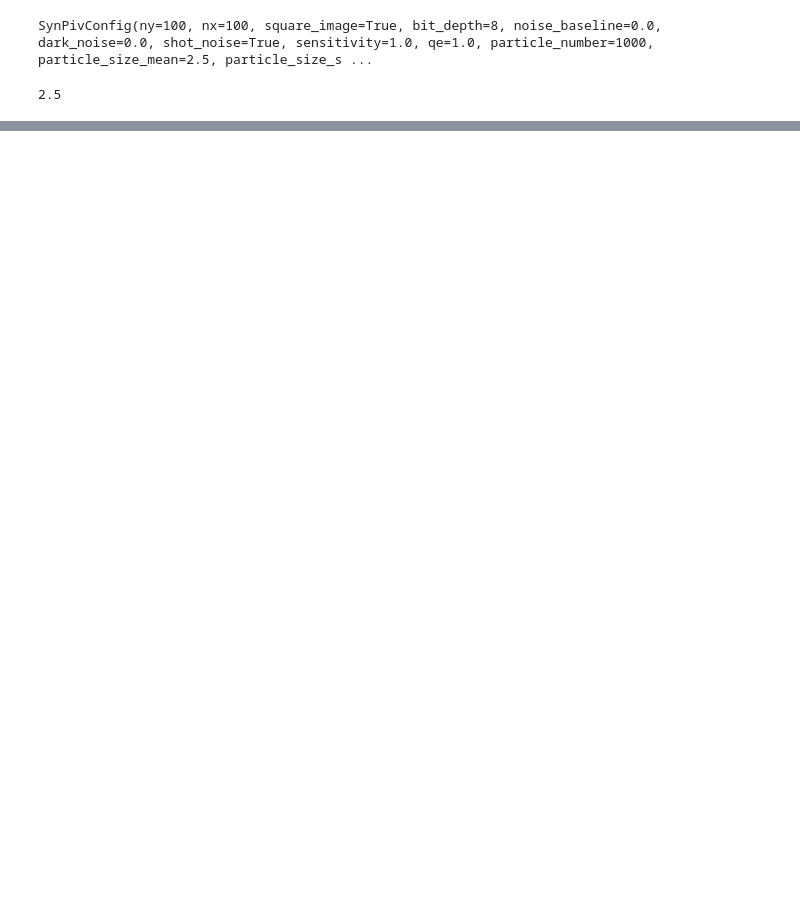
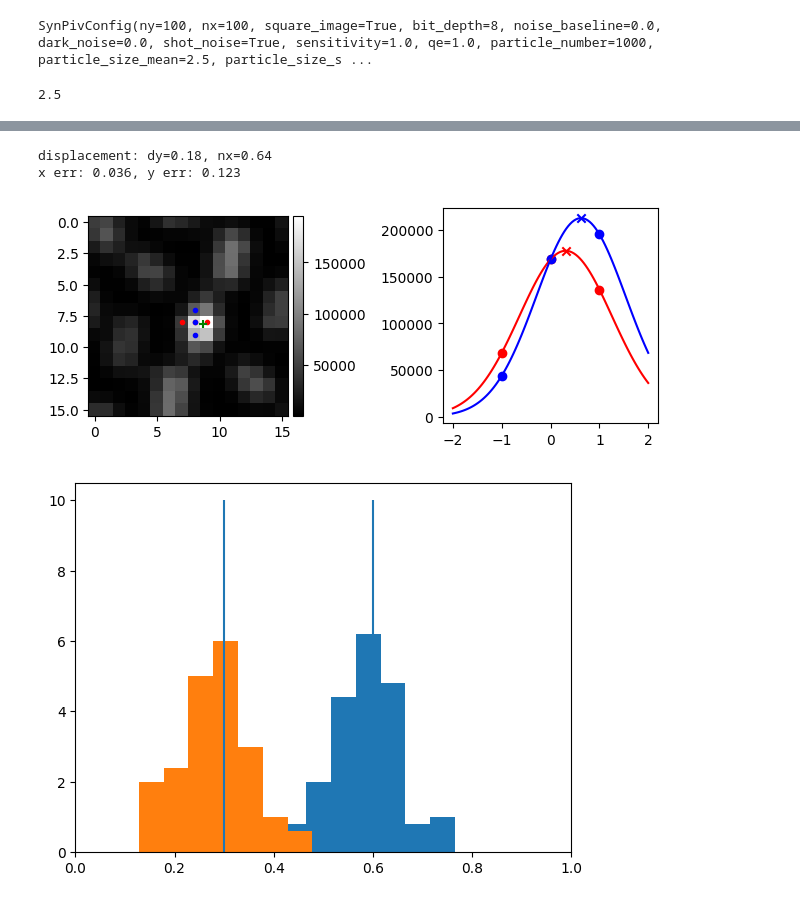
Before and after one commit to matthiasprobst/synpivimage, a Jupyter notebook: examples/out_of_plane.ipynb, the cells around one changed output, grey strips where cells are left out. Drawn from its saved outputs; the diff is of its cells as text; code cells hidden in the pictures; blank space fills up the shorter version.

```diff
--- a/examples/out_of_plane.ipynb
+++ b/examples/out_of_plane.ipynb
@@ -66,0 +187,3 @@ plt.show()
+# %%
+def gauss(x, x0, k, C):
+    return C*np.exp((-(x0-x)**2)/k)
@@ -66,0 +192,76 @@ plt.show()
+# %%
+def plot_subpeak(R3, peak_loc, ax=None, color=None):
+    """R3 = R[-1], R[0], R[1]"""
+    if ax is None:
+        ax = plt.gca()
+    popt, pcov = curve_fit(gauss, [-1, 0, 1], R3)
+    ax.scatter([-1, 0, 1], R3, color=color)
+    _x = np.linspace(-2, 2, 101)
+    g = gauss(_x, *popt)
+    ax.plot(_x, g, color=color)
+    ax.scatter(peak_loc, g.max(), marker='x', color=color)
+    return ax
+# %%
+fig, axs = plt.subplots(1, 2)
+plot_img(corr, axs[0])
+# axs[0].scatter(peak1_i, peak1_j,
+#                marker='+', label='max in value')
+# axs[1].plot([-1,0,1], [cl, c, cr], 'b--')
+# axs[1].plot([-1,0,1], [cd, c, cu], 'r--')
+axs[0].scatter([peak1_j-1, peak1_j, peak1_j+1],
+               [peak1_i, peak1_i, peak1_i],
+               color='r', marker='.')
+axs[0].scatter([peak1_j, peak1_j, peak1_j],
+               [peak1_i-1, peak1_i, peak1_i+1],
+              color='b', marker='.')
+axs[0].scatter(subp_peak_position[1], subp_peak_position[0],
+              color='g', marker='+')
+
+c = corr[peak1_i, peak1_j]
+cl = corr[peak1_i - 1, peak1_j]
+cr = corr[peak1_i + 1, peak1_j]
+cd = corr[peak1_i, peak1_j - 1]
+cu = corr[peak1_i, peak1_j + 1]
+
+ipeak, jpeak = get_sub_peak_position(corr)
+
+plot_subpeak([cl, c, cr], peak_loc=ipeak-cfg.nx/2, ax=axs[1], color='r')
+plot_subpeak([cd, c, cu], peak_loc=jpeak-cfg.ny/2, ax=axs[1], color='b')
+asp = np.diff(axs[1].get_xlim())[0] / np.diff(axs[1].get_ylim())[0]
+axs[1].set_aspect(asp)
+
+plt.tight_layout()
+
+dy = subp_peak_position[0] - cfg.ny/2
+dx = subp_peak_position[1] - cfg.nx/2
+print(f'displacement: dy={dy:.2f}, nx={dx:.2f}')
+dx_err = np.abs(dx-xtrue)
+dy_err = np.abs(dy-ytrue)
+print(f'x err: {dx_err:.3f}, y err: {dy_err:.3f}')
+
+n_imgs = imgsA.shape[0]
+
+dxs, dys = [], []
+for i in range(n_imgs):
+    _corr = get_corr_plane(imgsA[i, ...], imgsB[i, ...])
+    subp_peak_position = get_sub_peak_position(_corr)
+    dys.append(subp_peak_position[0] - cfg.ny/2)
+    dxs.append(subp_peak_position[1] - cfg.nx/2)
+
+
+binwidth = 0.05
+plt.figure()
+bins = np.arange(np.nanmin(dxs), np.nanmax(dxs) + binwidth, binwidth)
+plt.hist(dxs, density=True, bins=bins)
+
+bins = np.arange(np.nanmin(dys), np.nanmax(dys) + binwidth, binwidth)
+plt.hist(dys, density=True, bins=bins)
+plt.vlines(xtrue, 0, 10)
+plt.vlines(ytrue, 0, 10)
+plt.xlim(0, 1)
+plt.show()
+# %% [output]
+displacement: dy=0.18, nx=0.64
+x err: 0.036, y err: 0.123
+[figure, added]
+[figure, added]
```
Also changed, not shown: parts of 13 cells of this notebook, 3 other files.
